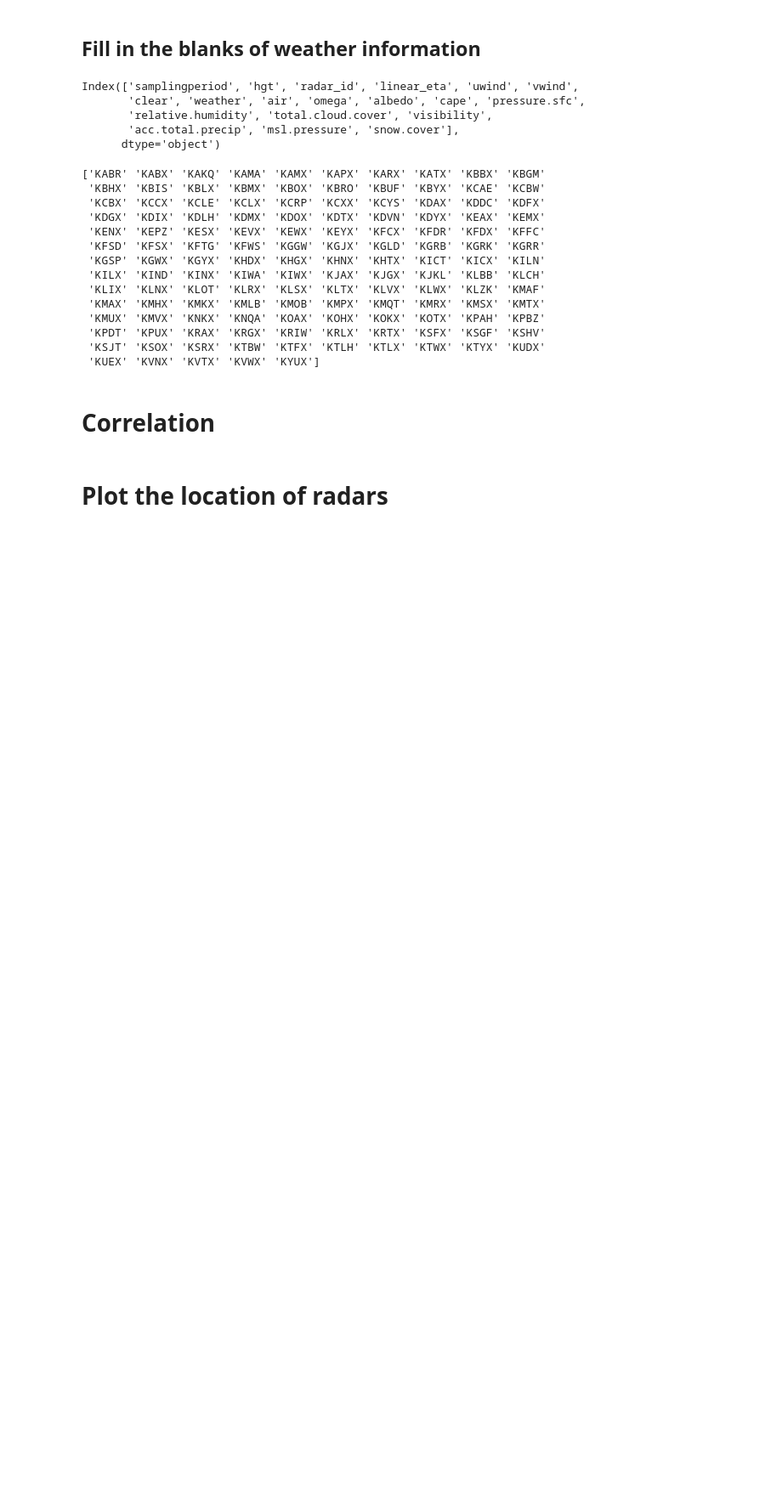
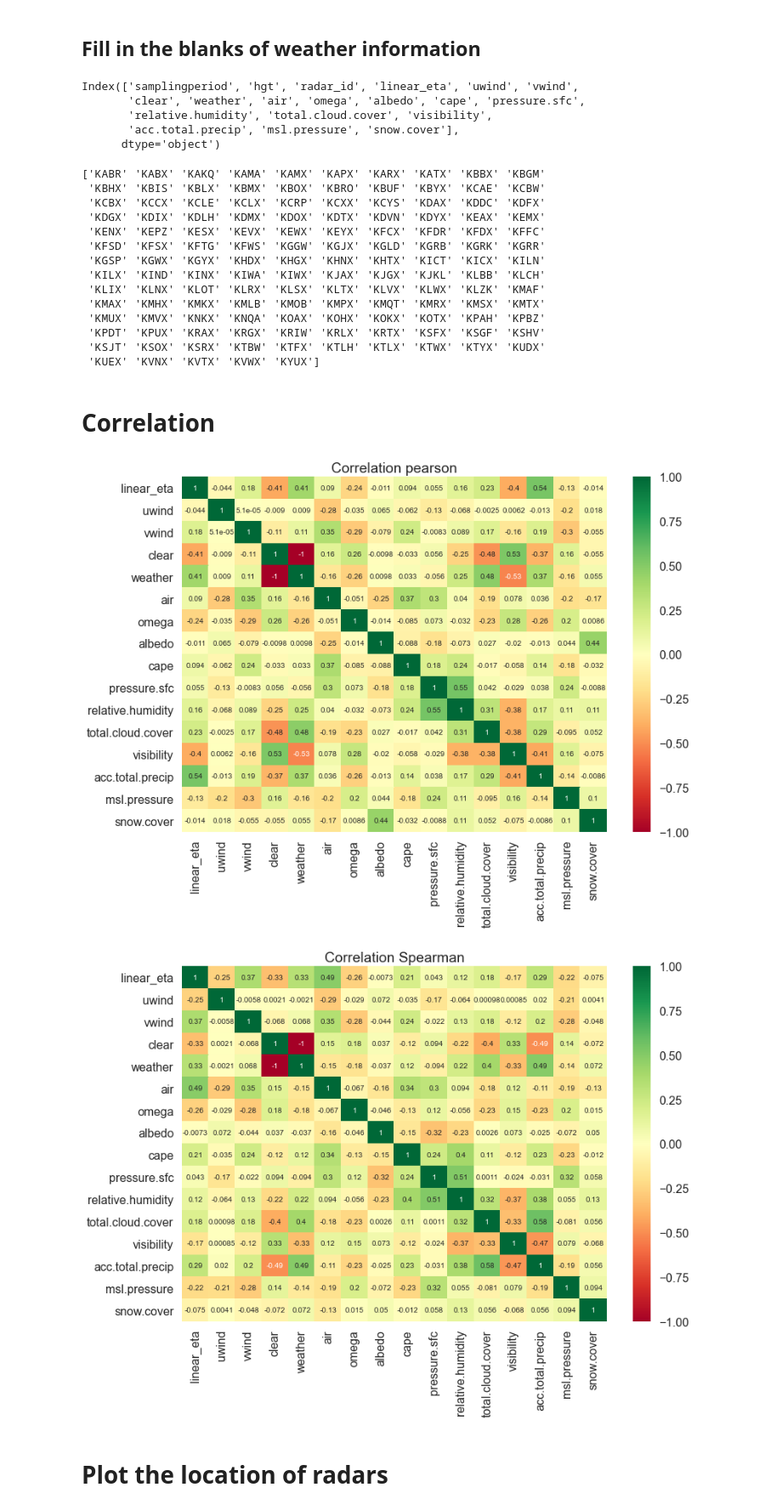
Before and after one commit to tonglinyan/animal_trajectory_prediction, a Jupyter notebook: Birds/code/bird_data_processing.ipynb, the cells around one changed output. Shown at 85% size. Saved outputs shown, nothing was run; the diff lists cells and outputs as text; code cells hidden in the pictures; blank space fills up the shorter version.

```diff
--- a/Birds/code/bird_data_processing.ipynb
+++ b/Birds/code/bird_data_processing.ipynb
@@ -517,10 +470,13 @@ def correlation_spearman(data, columns):
     return correlation
 # %%
 data = pd.read_csv('../dataset/time_weather.csv')
-data.drop(['samplingperiod', 'hgt', 'radar_id'])
+data.drop(['samplingperiod', 'hgt', 'radar_id'], axis = 1, inplace = True)
 columns = data.columns
 cor_pearson = correlation_pearson(data, columns)
 cor_spearman = correlation_spearman(data, columns)
+# %% [output]
+[figure, added]
+[figure, added]
 # %% [markdown]
 # Plot the location of radars
 # %%
```
Also changed, not shown: parts of 8 cells of this notebook, 2 other files.
